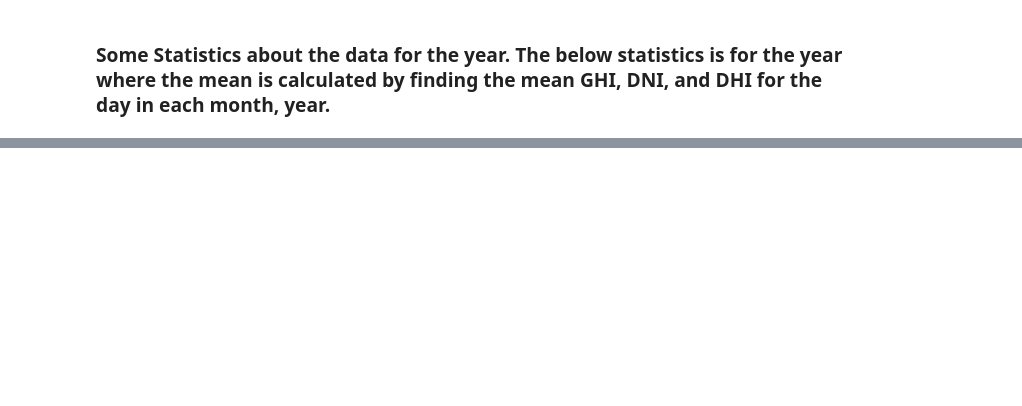
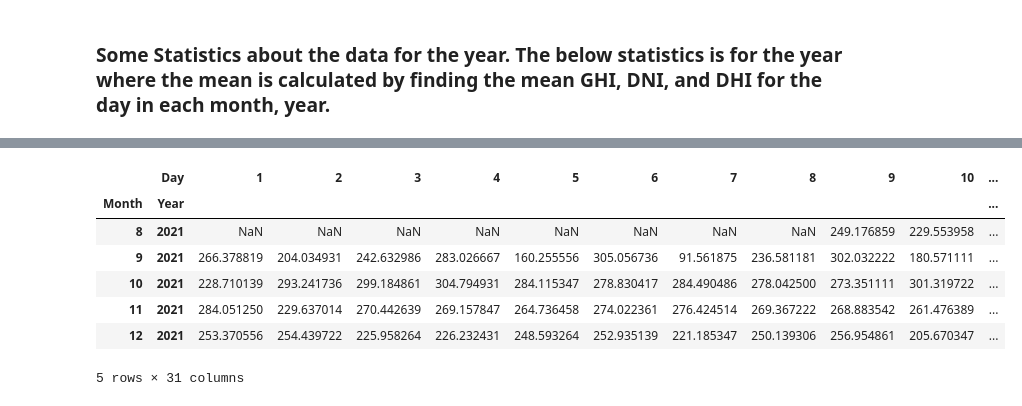
Before and after one commit to leuel-a/moonlight_solar-farm_data-analysis, a Jupyter notebook: notebooks/01-benin-malanville.ipynb, the cells around one changed output, grey strips where cells are left out. Cells and saved outputs as stored; diff of their text form; code cells hidden in the pictures; blank space fills up the shorter version.

```diff
--- a/notebooks/01-benin-malanville.ipynb
+++ b/notebooks/01-benin-malanville.ipynb
@@ -133,0 +137,5 @@ summary_stats
+# %%
+## Plotting the Summary Statistics for the GHI, DNI, and DHI
+ghi_group = df.groupby(["Month", "Year", "Day"])["GHI"].mean().reset_index()
+
+ghi_group.head()
@@ -133,0 +149,16 @@ summary_stats
+# %%
+mean_ghi_by_day = ghi_group.pivot(
+    index=["Month", "Year"], columns="Day", values="GHI"
+).sort_values("Year")
+
+
+mean_ghi_by_day.head()
+# %% [output]
+|  | Day | 1 | 2 | 3 | 4 | 5 | 6 | 7 | 8 | 9 | 10 | ... |
+| Month | Year |  |  |  |  |  |  |  |  |  |  | ... |
+| 8 | 2021 | NaN | NaN | NaN | NaN | NaN | NaN | NaN | NaN | 249.176859 | 229.553958 | ... |
+| 9 | 2021 | 266.378819 | 204.034931 | 242.632986 | 283.026667 | 160.255556 | 305.056736 | 91.561875 | 236.581181 | 302.032222 | 180.571111 | ... |
+| 10 | 2021 | 228.710139 | 293.241736 | 299.184861 | 304.794931 | 284.115347 | 278.830417 | 284.490486 | 278.042500 | 273.351111 | 301.319722 | ... |
+| 11 | 2021 | 284.051250 | 229.637014 | 270.442639 | 269.157847 | 264.736458 | 274.022361 | 276.424514 | 269.367222 | 268.883542 | 261.476389 | ... |
+| 12 | 2021 | 253.370556 | 254.439722 | 225.958264 | 226.232431 | 248.593264 | 252.935139 | 221.185347 | 250.139306 | 256.954861 | 205.670347 | ... |
+5 rows × 31 columns
```
Also changed, not shown: parts of 13 cells of this notebook, 1 other file.
